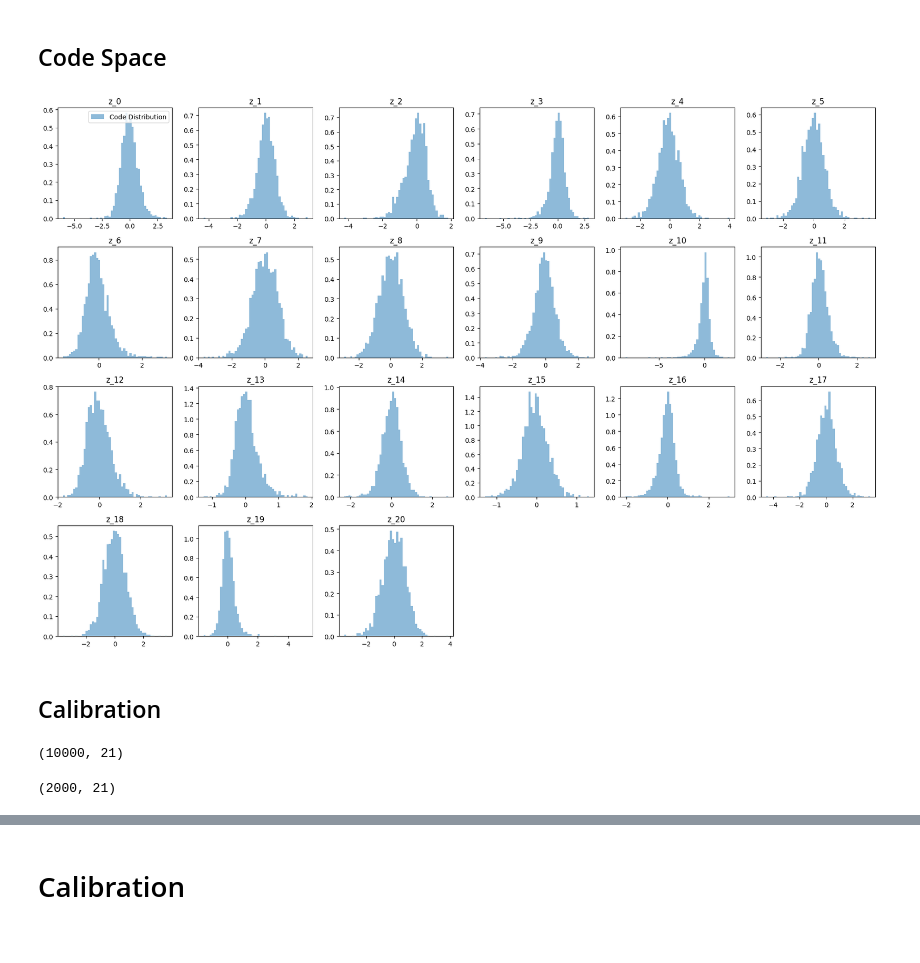
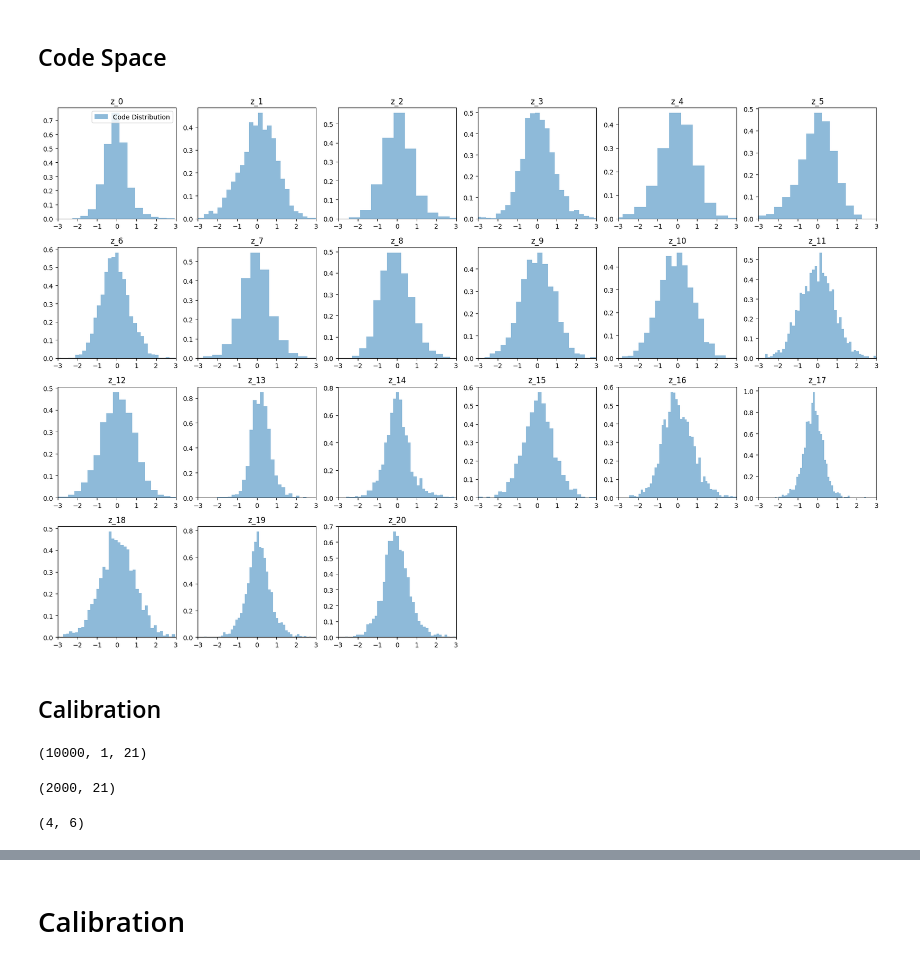
Before and after one commit to psaegert/bcnf, a Jupyter notebook: notebooks/calibration.ipynb, the cells around one changed output, grey strips where cells are left out. Cells and saved outputs as stored; diff of their text form; code cells hidden in the pictures.

Commit message:
Train and check calibration of LSTM time-series network
- Support higher order tensors in CNF sampling

```diff
--- a/notebooks/calibration.ipynb
+++ b/notebooks/calibration.ipynb
@@ -31,3 +29,5 @@ MODEL_NAME = 'bcnf_traj_test_resimulation_data_T2_dt_1_15'
+# %%
+MODEL_NAME = f'bcnf_traj_bilstm_{dataset_name}'
 # %%
 if not os.path.exists(os.path.join(get_dir('data', 'bcnf-data'), dataset_name + '.pkl')):
     data = generate_data(
@@ -75,7 +75,7 @@ print(f'{d=}')
 STEPS=30
 d=3
 # %%
-X_tensor = torch.tensor(X.reshape(X.shape[0], -1), dtype=torch.float32).to(device)
+X_tensor = torch.tensor(X, dtype=torch.float32).to(device)
 y_tensor = torch.tensor(y, dtype=torch.float32).to(device)
 
 
@@ -98,3 +92,27 @@ feature_network = FullyConnectedFeatureNetwork(
+# %%
+# time_series_network = FullyConnectedFeatureNetwork(
+#     sizes = [config['model_kwargs']['feature_network_input_size']] + [config['model_kwargs']['condition_size']],
+#     dropout=config['model_kwargs']['feature_network_dropout'],
+#     batch_norm=config['model_kwargs']['feature_network_batchnorm'],
+# ).to(device)
+
+time_series_network = LSTMFeatureNetwork(
+    input_size=config['model_kwargs']['time_series_network_input_size'],
+    hidden_size=config['model_kwargs']['time_series_network_hidden_size'],
+    output_size=config['model_kwargs']['condition_size'],
+    num_layers=config['model_kwargs']['time_series_network_num_layers'],
+    dropout=config['model_kwargs']['time_series_network_dropout'],
+    bidirectional=config['model_kwargs']['time_series_network_bidirectional']
+).to(device)
+
+# time_series_network = Transformer(
+#     d_model=config['model_kwargs']['time_series_network_d_model'],
+#     num_heads=config['model_kwargs']['time_series_network_num_heads'],
+#     d_ff=config['model_kwargs']['time_series_network_d_ff'],
+#     num_layers=config['model_kwargs']['time_series_network_num_layers'],
+#     output_size=config['model_kwargs']['condition_size'],
+#     dropout=0.1
+# ).to(device)
 # %%
 cnf = CondRealNVP(
     size=config['model_kwargs']['size'],
@@ -103,7 +121,8 @@ cnf = CondRealNVP(
     dropout=config['model_kwargs']['model_dropout'],
     n_conditions=config['model_kwargs']['condition_size'],
     act_norm=config['model_kwargs']['model_act_norm'],
-    feature_network=feature_network,
+    feature_network=None,
+    time_series_network=time_series_network,
     parameter_index_mapping=parameter_index_mapping).to(device)
 # %%
 print(f'Number of parameters: {cnf.n_params:,}')
@@ -128,36 +147,41 @@ with torch.no_grad():
 # %%
 COLS = 6
 ROWS = np.ceil(z.shape[1] / COLS).astype(int)
 
-fig, ax = plt.subplots(ROWS, COLS, figsize=(COLS * 3, ROWS * 3))
+fig, axes = plt.subplots(ROWS, COLS, figsize=(COLS * 3, ROWS * 3))
 
 for i in range(z.shape[1]):
-    ax.flatten()[i].hist(z[:, i], alpha=0.5, color='C0', label='Code Distribution', bins=50, density=True)
-    ax.flatten()[i].set_title(f'z_{i}')
+    axes.flatten()[i].hist(z[:, i], alpha=0.5, color='C0', label='Code Distribution', bins=50, density=True)
+    axes.flatten()[i].set_title(f'z_{i}')
+    axes.flatten()[i].set_xlim(-3, 3)
 
 for i in range(z.shape[1], COLS * ROWS):
-    ax.flatten()[i].axis('off')
+    axes.flatten()[i].axis('off')
 
-ax[0, 0].legend()
+axes[0, 0].legend()
 
 fig.tight_layout();
 # %% [output]
-[figure, old version]
+[figure, new version]
 # %% [markdown]
 ## Calibration
 # %%
 N_SAMPLES = 10_000
 example_id = 1
 # %%
-y_hat = cnf.sample(n_samples=N_SAMPLES, y=X_tensor[example_id])
+y_hat = cnf.sample(n_samples=N_SAMPLES, y=X_tensor[example_id].unsqueeze(0), batch_size=16, verbose=True)
 y_hat = y_hat.cpu().detach().numpy()
 y_hat.shape
 # %% [output]
-(10000, 21)
+(10000, 1, 21)
 # %%
 y_prior = y_tensor.to('cpu').detach().numpy()
 y_prior.shape
 # %% [output]
 (2000, 21)
+# %%
+ROWS, COLS
+# %% [output]
+(4, 6)
 # %%
 COLS = 6
```
Also changed, not shown: parts of 9 cells of this notebook, 2 other files.
